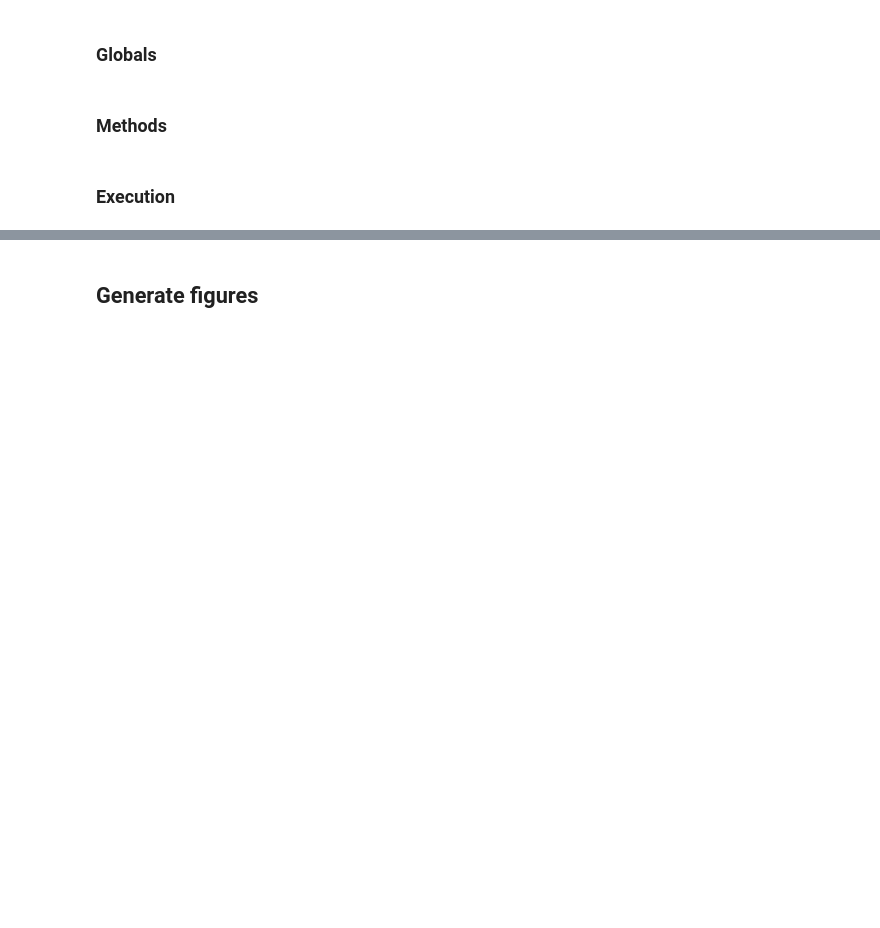
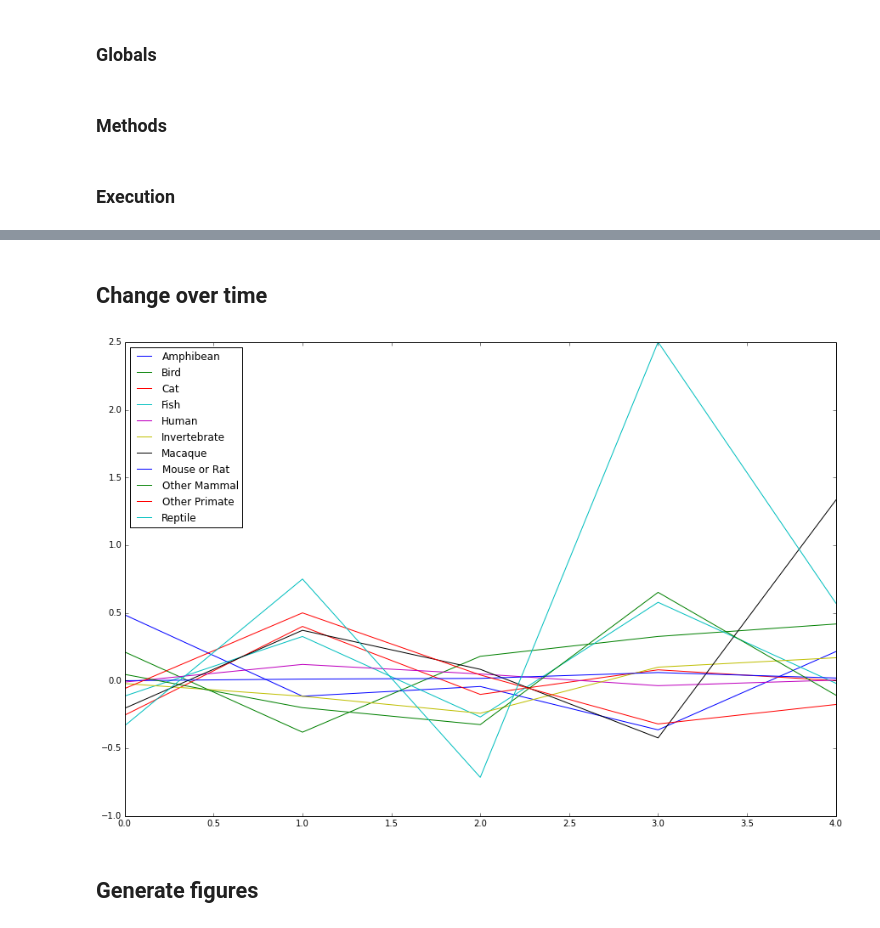
Before and after one commit to erickpeirson/MON, a Jupyter notebook: 20140521 - Revised classification workflow.ipynb, the cells around one changed output, grey strips where cells are left out. Drawn from its saved outputs; the diff is of its cells as text; code cells hidden in the pictures; blank space fills up the shorter version.

```diff
--- a/20140521 - Revised classification workflow.ipynb
+++ b/20140521 - Revised classification workflow.ipynb
@@ -367,0 +536,2 @@ for pap in aslist:
+# %% [markdown]
+## Change over time
@@ -368,2 +558,22 @@ for pap in aslist:
+# %%
+years = sorted(by_date.keys())[0:6]
+orgs = sorted(tkeys)
+# %%
+timeseries = np.zeros((11,6))
+for i in xrange(len(years)):
+    timeseries[:,i] = array([ by_date[years[i]][o] for o in orgs ])
+# %%
+timechange = np.zeros((11,5))
+for i in xrange(1,len(years)):
+    year = years[i]
+    timechange[:,i-1] = (timeseries[:,i] - timeseries[:,i-1])/timeseries[:,i-1]
+# %%
+plt.figure(figsize=(15,10))
+for i in xrange(len(orgs)):
+    plt.plot(timechange[i,:], label=orgs[i])
+plt.legend(loc='best')
+plt.show()
+# %% [output]
+[figure, added]
 # %% [markdown]
 ## Generate figures
```
Also changed, not shown: parts of 43 cells of this notebook, 28 other files.
